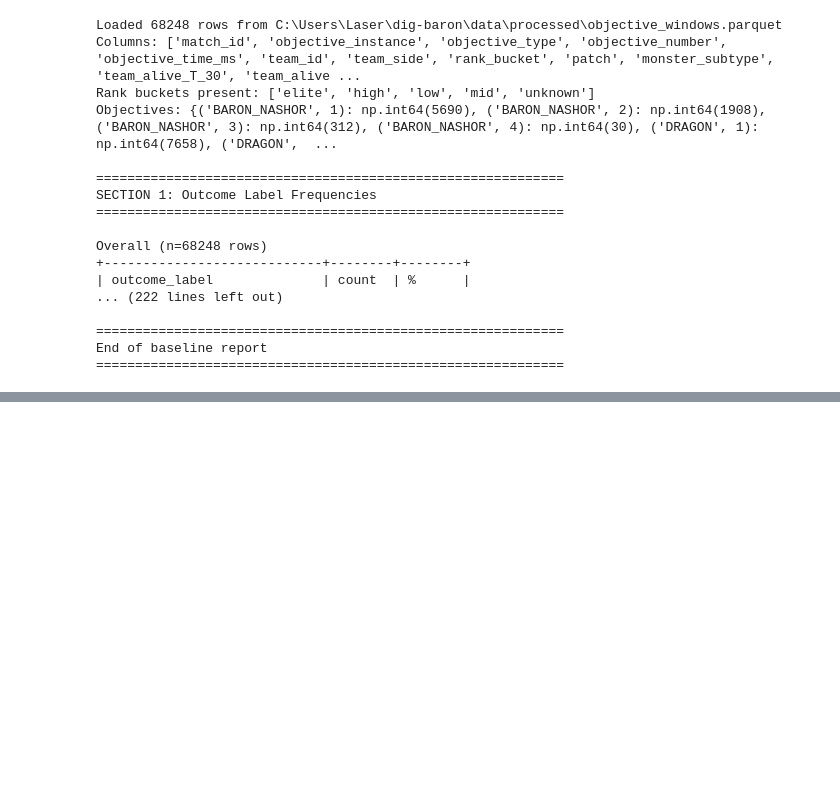
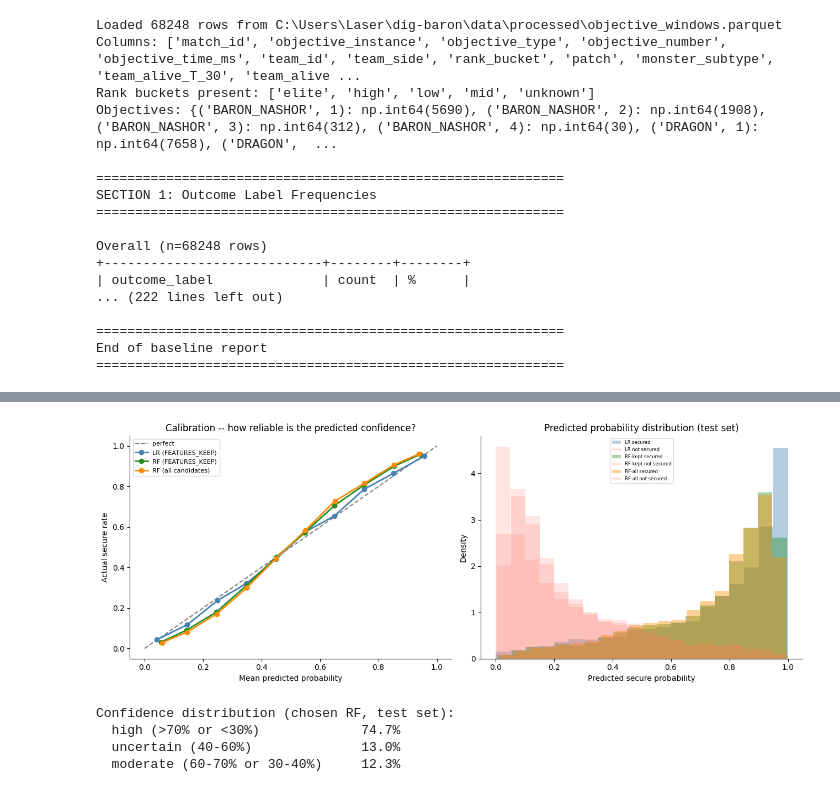
Before and after one commit to R-Rajaie/dig-baron, a Jupyter notebook: notebooks/02_objective_windows.ipynb, the cells around one changed output, grey strips where cells are left out. Cells and saved outputs as stored; diff of their text form; code cells hidden in the pictures; blank space fills up the shorter version.

```diff
--- a/notebooks/02_objective_windows.ipynb
+++ b/notebooks/02_objective_windows.ipynb
@@ -968,0 +1874,57 @@ End of baseline report
+# %%
+from sklearn.calibration import calibration_curve
+
+fig, axes = plt.subplots(1, 2, figsize=(13, 5))
+
+# Calibration curves -- all three models
+ax = axes[0]
+ax.plot([0, 1], [0, 1], "k--", alpha=0.5, label="perfect")
+for _name, _prob, _col in [
+    ("LR (FEATURES_KEEP)",  lr_prob_test,  "steelblue"),
+    ("RF (FEATURES_KEEP)",  rf_kept_prob,  "forestgreen"),
+    ("RF (all candidates)", rf_all_prob,   "darkorange"),
+]:
+    _fp, _mp = calibration_curve(y_test, _prob, n_bins=10)
+    ax.plot(_mp, _fp, marker="o", label=_name, color=_col, linewidth=2)
+ax.set_xlabel("Mean predicted probability")
+ax.set_ylabel("Actual secure rate")
+ax.set_title("Calibration -- how reliable is the predicted confidence?")
+ax.legend(fontsize=8)
+
+# Predicted probability distributions
+ax2 = axes[1]
+for _name, _prob, _col in [
+    ("LR",           lr_prob_test,  "steelblue"),
+    ("RF-kept",      rf_kept_prob,  "forestgreen"),
+    ("RF-all",       rf_all_prob,   "darkorange"),
+]:
+    ax2.hist(_prob[y_test == 1], bins=20, alpha=0.4, color=_col,
+             label=_name + " secured", density=True)
+    ax2.hist(_prob[y_test == 0], bins=20, alpha=0.2, color="salmon",
+             label=_name + " not secured", density=True)
+ax2.set_xlabel("Predicted secure probability")
+ax2.set_ylabel("Density")
+ax2.set_title("Predicted probability distribution (test set)")
+ax2.legend(fontsize=6)
+
+plt.tight_layout()
+plt.show()
+
+# Confidence bucket summary for the chosen RF
+def _conf_label(p):
+    m = abs(p - 0.5)
+    if m > 0.20: return "high (>70% or <30%)"
+    if m > 0.10: return "moderate (60-70% or 30-40%)"
+    return "uncertain (40-60%)"
+
+rf_conf    = [_conf_label(p) for p in rf_prob_test]
+conf_pct   = (pd.Series(rf_conf).value_counts() / len(rf_conf) * 100).round(1)
+print("Confidence distribution (chosen RF, test set):")
+for bucket, pct in conf_pct.items():
+    print(f"  {bucket:<30}  {pct}%")
+# %% [output]
+[figure, added]
+Confidence distribution (chosen RF, test set):
+  high (>70% or <30%)             74.7%
+  uncertain (40-60%)              13.0%
+  moderate (60-70% or 30-40%)     12.3%
```
Also changed, not shown: parts of 28 cells of this notebook, 8 other files.
